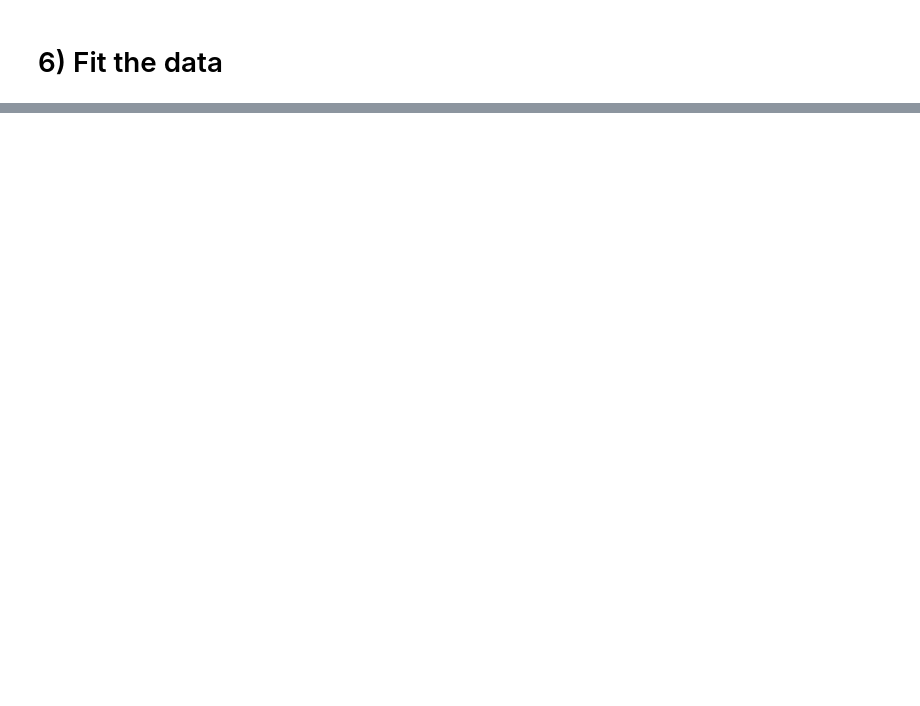
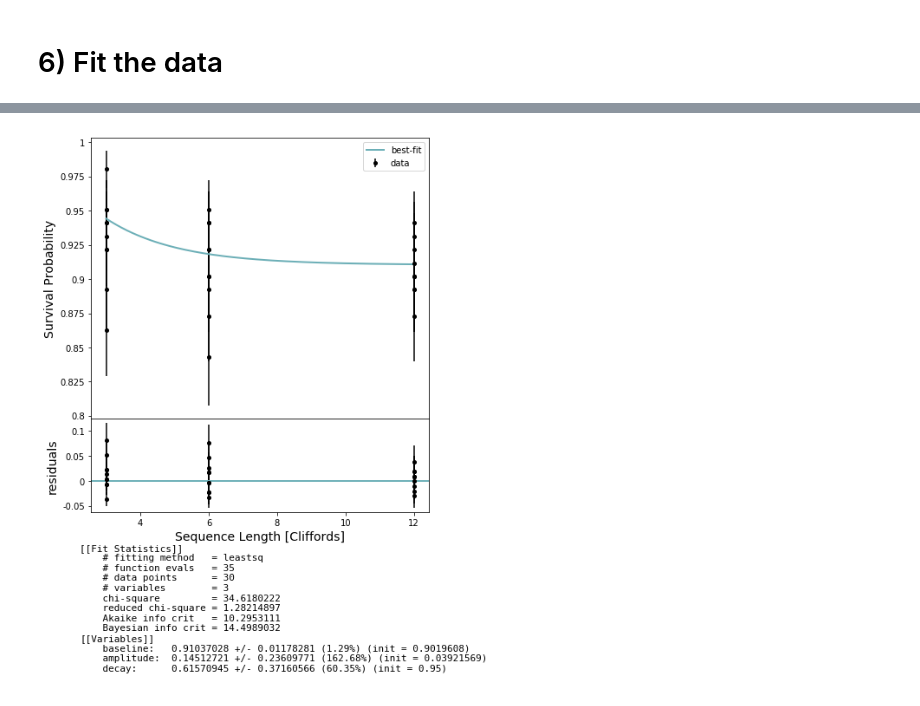
Before and after one commit to rigetti/forest-benchmarking, a Jupyter notebook: examples/randomized_benchmarking_simultaneous.ipynb, the cells around one changed output, grey strips where cells are left out. Cells and saved outputs as stored; diff of their text form; code cells hidden in the pictures; blank space fills up the shorter version.

```diff
--- a/examples/randomized_benchmarking_simultaneous.ipynb
+++ b/examples/randomized_benchmarking_simultaneous.ipynb
@@ -80,0 +86,8 @@ rb_decay = fit.params['decay']
+# %%
+from forest_benchmarking.analysis.fitting import make_figure
+
+fit = fit_rb_results(expt)
+fig, axs = make_figure(fit, xlabel="Sequence Length [Cliffords]", ylabel="Survival Probability")
+rb_decay = fit.params['decay']
+# %% [output]
+[figure, added]
```
Also changed, not shown: parts of 23 cells of this notebook, 1 other file.
